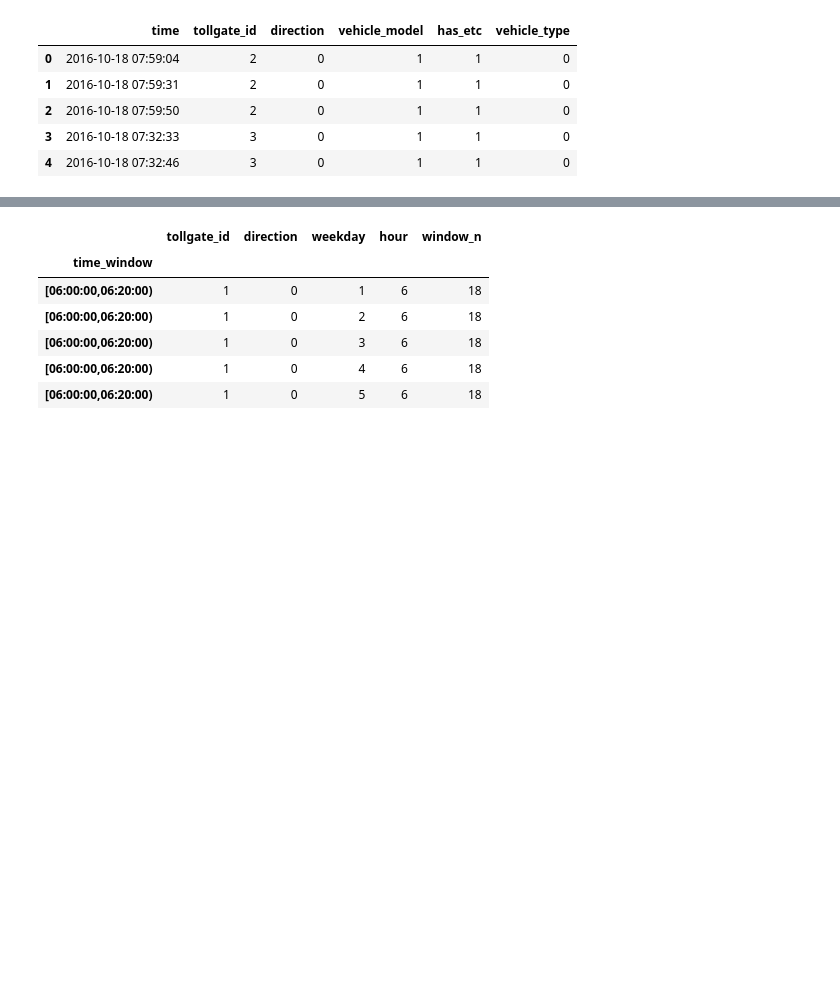
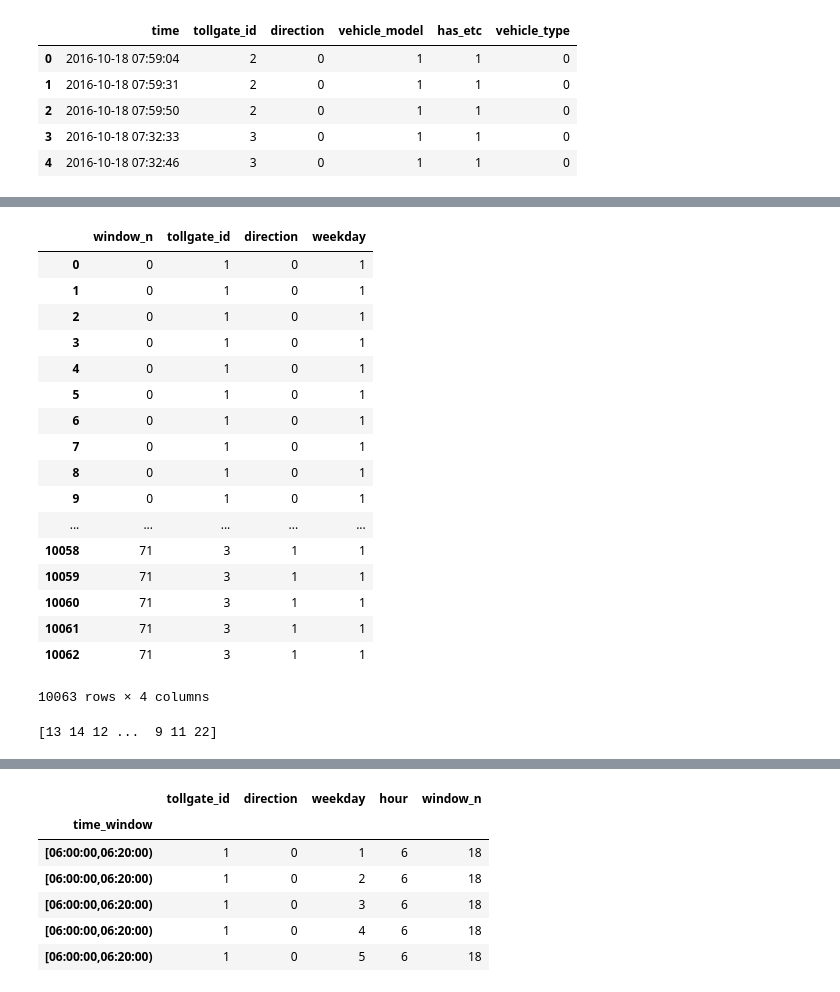
Before and after one commit to Matheuspds/Prediction_Volume, a Jupyter notebook: PreProcessamento1.ipynb, the cells around one changed output, grey strips where cells are left out. Saved outputs shown, nothing was run; the diff lists cells and outputs as text; code cells hidden in the pictures; blank space fills up the shorter version.

```diff
--- a/PreProcessamento1.ipynb
+++ b/PreProcessamento1.ipynb
@@ -147,8 +142,8 @@ pd_volume_train = pd.read_csv('processed_training_volume2.csv')
 pd_volume_test = pd.read_csv('processed_test_volume2.csv')
 pd_volume_train = pd_volume_train.set_index(['time'])
 pd_volume_test = pd_volume_test.set_index(['time'])
-volume_train = pd_volume_train.groupby(['time_window','tollgate_id','direction','weekday', 'hour']).size().reset_index().rename(columns = {0:'volume'})
-volume_test = pd_volume_test.groupby(['time_window','tollgate_id','direction','weekday', 'hour']).size().reset_index().rename(columns = {0:'volume'})
+volume_train = pd_volume_train.groupby(['time_window','tollgate_id','direction', 'hour', 'date']).size().reset_index().rename(columns = {0:'volume'})
+volume_test = pd_volume_test.groupby(['time_window','tollgate_id','direction', 'hour', 'date']).size().reset_index().rename(columns = {0:'volume'})
 
 x = pd.Series(volume_train['time_window'].unique())
 s = pd.Series(range(len(x)),index = x.values)
@@ -168,20 +158,22 @@ volume_test.head()
 # %%
 def feature_format():
-    pd_volume_train = pd.read_csv('processed_training_volume2.csv')
+    pd_volume_train = pd.read_csv('processed_train_volume2.csv')
     pd_volume_test = pd.read_csv('processed_test_volume2.csv')
-    pd_volume_train = pd_volume_train.set_index(['time'])
-    pd_volume_test = pd_volume_test.set_index(['time'])
-    volume_train = pd_volume_train.groupby(['time_window','tollgate_id','direction','weekday', 'hour']).size().reset_index().rename(columns = {0:'volume'})
-    volume_test = pd_volume_test.groupby(['time_window','tollgate_id','direction','weekday', 'hour']).size().reset_index().rename(columns = {0:'volume'})
+    #pd_volume_train = pd_volume_train.set_index(['time'])
+    #pd_volume_test = pd_volume_test.set_index(['time'])
+    volume_train = pd_volume_train.groupby(['time_window','tollgate_id','direction','date', 'hour']).size().reset_index().rename(columns = {0:'volume'})
+    volume_test = pd_volume_test.groupby(['time_window','tollgate_id','direction','date', 'hour']).size().reset_index().rename(columns = {0:'volume'})
 
     x = pd.Series(volume_train['time_window'].unique())
     s = pd.Series(range(len(x)),index = x.values)
     volume_train['window_n'] = volume_train['time_window'].map(s)
     volume_test['window_n'] = volume_test['time_window'].map(s)
-    #volume_test.tail()
+#        print vol_test.tail()
+    volume_train['weekday'] = pd_volume_train['weekday']
+    volume_test['weekday'] = pd_volume_test['weekday']
 
-    feature_train = volume_train.drop('volume', axis = 1).set_index(['time_window'])
-    feature_test = volume_test.drop('volume',axis = 1).set_index(['time_window'])
+    feature_train = volume_train.drop('volume', axis = 1)
+    feature_test = volume_test.drop('volume',axis = 1)
     values_train = volume_train['volume'].values
     values_test = volume_test['volume'].values
 
@@ -216,0 +181,2 @@ array([70, 48, 58, ..., 43, 31, 42])
+# %%
+feature_train, feature_test, values_train, values_test = feature_format()
@@ -216,0 +203,25 @@ array([70, 48, 58, ..., 43, 31, 42])
+# %%
+feature_train[['window_n', 'tollgate_id', 'direction', 'weekday']]
+# %% [output]
+|  | window_n | tollgate_id | direction | weekday |
+| 0 | 0 | 1 | 0 | 1 |
+| 1 | 0 | 1 | 0 | 1 |
+| 2 | 0 | 1 | 0 | 1 |
+| 3 | 0 | 1 | 0 | 1 |
+| 4 | 0 | 1 | 0 | 1 |
+| 5 | 0 | 1 | 0 | 1 |
+| 6 | 0 | 1 | 0 | 1 |
+| 7 | 0 | 1 | 0 | 1 |
+| 8 | 0 | 1 | 0 | 1 |
+| 9 | 0 | 1 | 0 | 1 |
+| ... | ... | ... | ... | ... |
+| 10058 | 71 | 3 | 1 | 1 |
+| 10059 | 71 | 3 | 1 | 1 |
+| 10060 | 71 | 3 | 1 | 1 |
+| 10061 | 71 | 3 | 1 | 1 |
+| 10062 | 71 | 3 | 1 | 1 |
+10063 rows × 4 columns
+# %%
+print(values_train)
+# %% [output]
+[13 14 12 ...  9 11 22]
```
Also changed, not shown: parts of 12 cells of this notebook, 4 other files.
